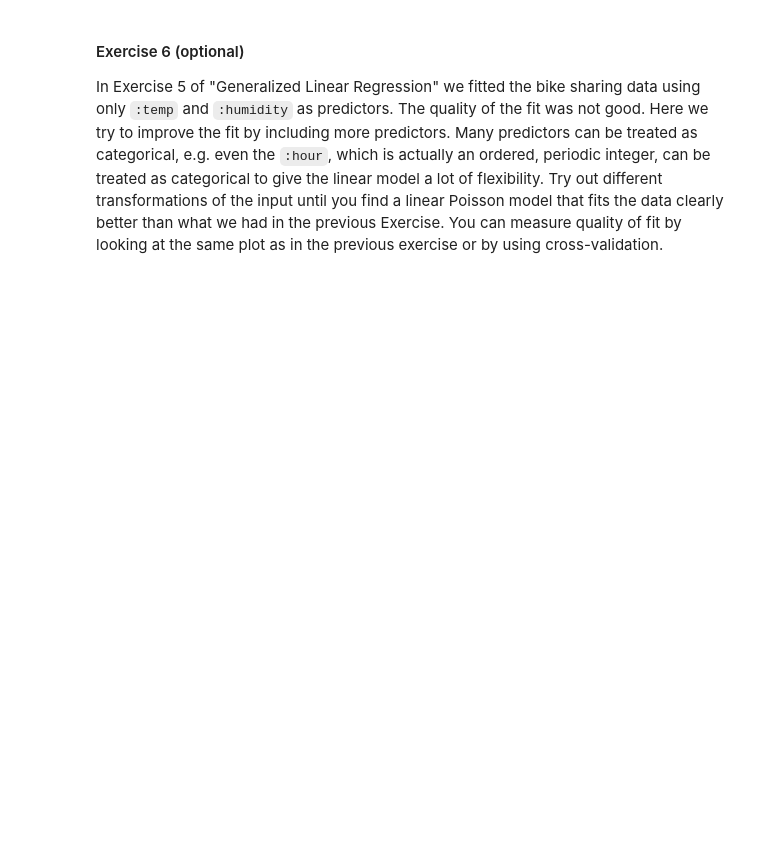
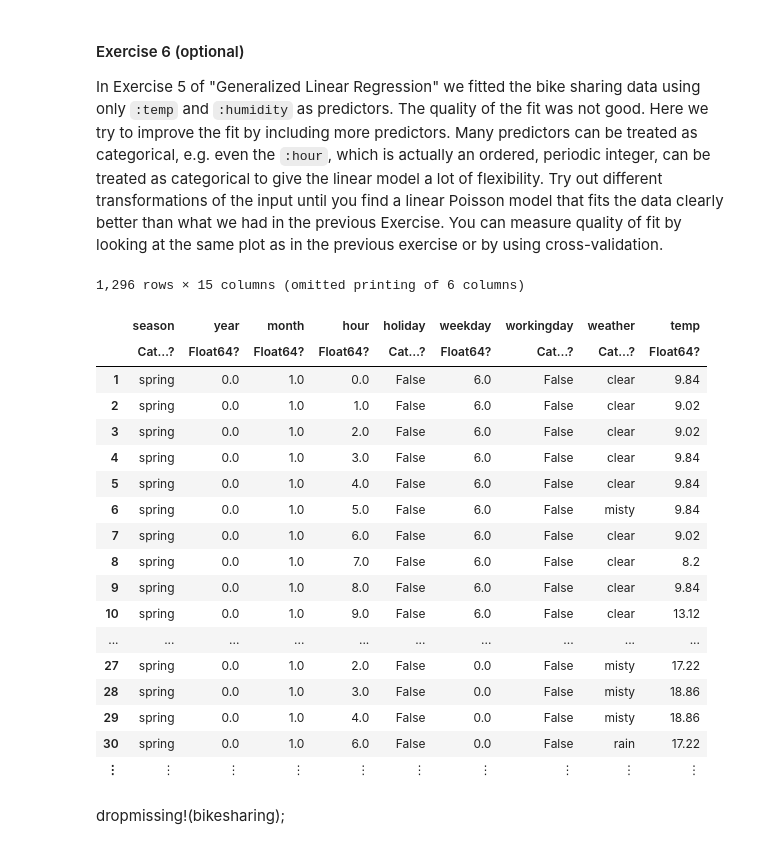
Before and after one commit to Simonlee711/EPFL, a Jupyter notebook: BIO-322/week7/exercise-7.ipynb, the cells around one changed output. Drawn from its saved outputs; the diff is of its cells as text; code cells hidden in the pictures; blank space fills up the shorter version.

```diff
--- a/BIO-322/week7/exercise-7.ipynb
+++ b/BIO-322/week7/exercise-7.ipynb
@@ -29,0 +65,2 @@ Load the mushroom data set `OpenML.load(24)` and determine if a linear logistic
+# %%
+data = OpenML.load(24) |> DataFrame
@@ -35,3 +313,27 @@ You are given the following artificial dataset. The data is not linearly separab
 # %% [markdown]
 #### Exercise 6 (optional)
 In Exercise 5 of \"Generalized Linear Regression\" we fitted the bike sharing data using only `:temp` and `:humidity` as predictors. The quality of the fit was not good. Here we try to improve the fit by including more predictors. Many predictors can be treated as categorical, e.g. even the `:hour`, which is actually an ordered, periodic integer, can be treated as categorical to give the linear model a lot of flexibility. Try out different transformations of the input until you find a linear Poisson model that fits the data clearly better than what we had in the previous Exercise. You can measure quality of fit by looking at the same plot as in the previous exercise or by using cross-validation.
+# %%
+bikesharing = OpenML.load(42712, maxbytes = 10^5) |> DataFrame
+# %% [output]
+1,296 rows × 15 columns (omitted printing of 6 columns)
+|  | season | year | month | hour | holiday | weekday | workingday | weather | temp |
+|  | Cat…? | Float64? | Float64? | Float64? | Cat…? | Float64? | Cat…? | Cat…? | Float64? |
+| 1 | spring | 0.0 | 1.0 | 0.0 | False | 6.0 | False | clear | 9.84 |
+| 2 | spring | 0.0 | 1.0 | 1.0 | False | 6.0 | False | clear | 9.02 |
+| 3 | spring | 0.0 | 1.0 | 2.0 | False | 6.0 | False | clear | 9.02 |
+| 4 | spring | 0.0 | 1.0 | 3.0 | False | 6.0 | False | clear | 9.84 |
+| 5 | spring | 0.0 | 1.0 | 4.0 | False | 6.0 | False | clear | 9.84 |
+| 6 | spring | 0.0 | 1.0 | 5.0 | False | 6.0 | False | misty | 9.84 |
+| 7 | spring | 0.0 | 1.0 | 6.0 | False | 6.0 | False | clear | 9.02 |
+| 8 | spring | 0.0 | 1.0 | 7.0 | False | 6.0 | False | clear | 8.2 |
+| 9 | spring | 0.0 | 1.0 | 8.0 | False | 6.0 | False | clear | 9.84 |
+| 10 | spring | 0.0 | 1.0 | 9.0 | False | 6.0 | False | clear | 13.12 |
+| ... | ... | ... | ... | ... | ... | ... | ... | ... | ... |
+| 27 | spring | 0.0 | 1.0 | 2.0 | False | 0.0 | False | misty | 17.22 |
+| 28 | spring | 0.0 | 1.0 | 3.0 | False | 0.0 | False | misty | 18.86 |
+| 29 | spring | 0.0 | 1.0 | 4.0 | False | 0.0 | False | misty | 18.86 |
+| 30 | spring | 0.0 | 1.0 | 6.0 | False | 0.0 | False | rain | 17.22 |
+| ⋮ | ⋮ | ⋮ | ⋮ | ⋮ | ⋮ | ⋮ | ⋮ | ⋮ | ⋮ |
+# %% [markdown]
+dropmissing!(bikesharing);
```
Also changed, not shown: parts of 35 cells of this notebook, 4 other files.
